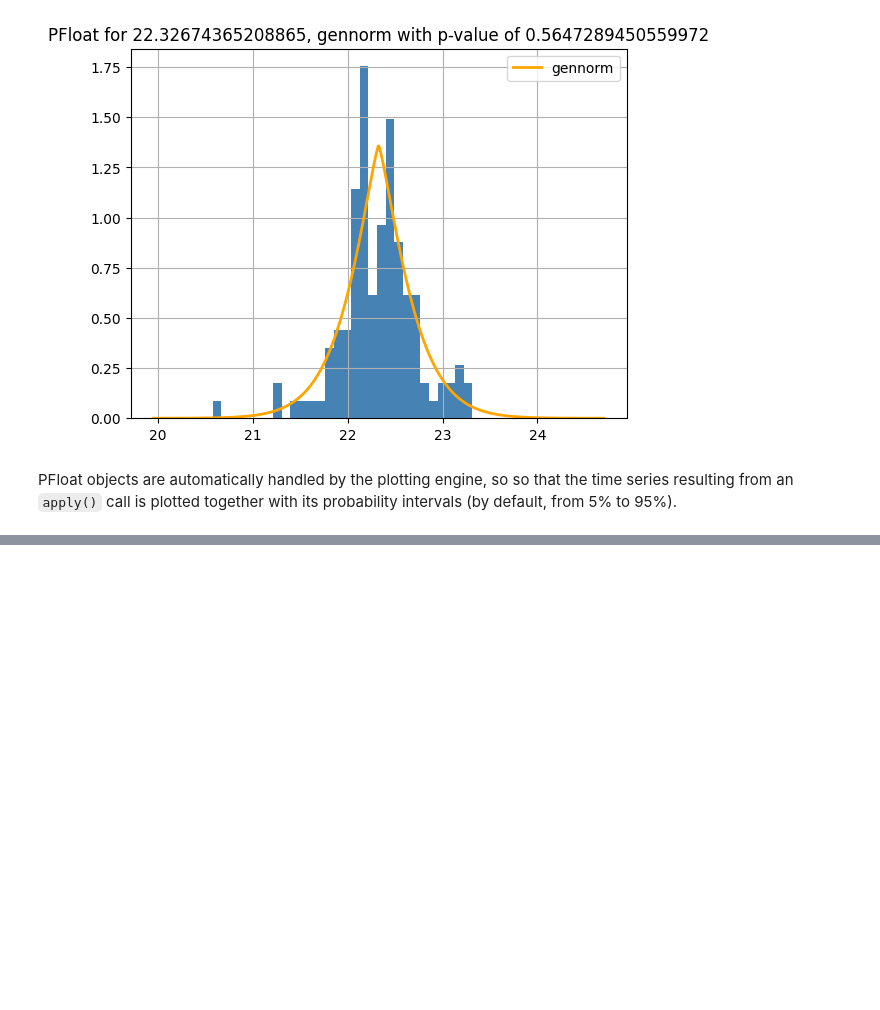
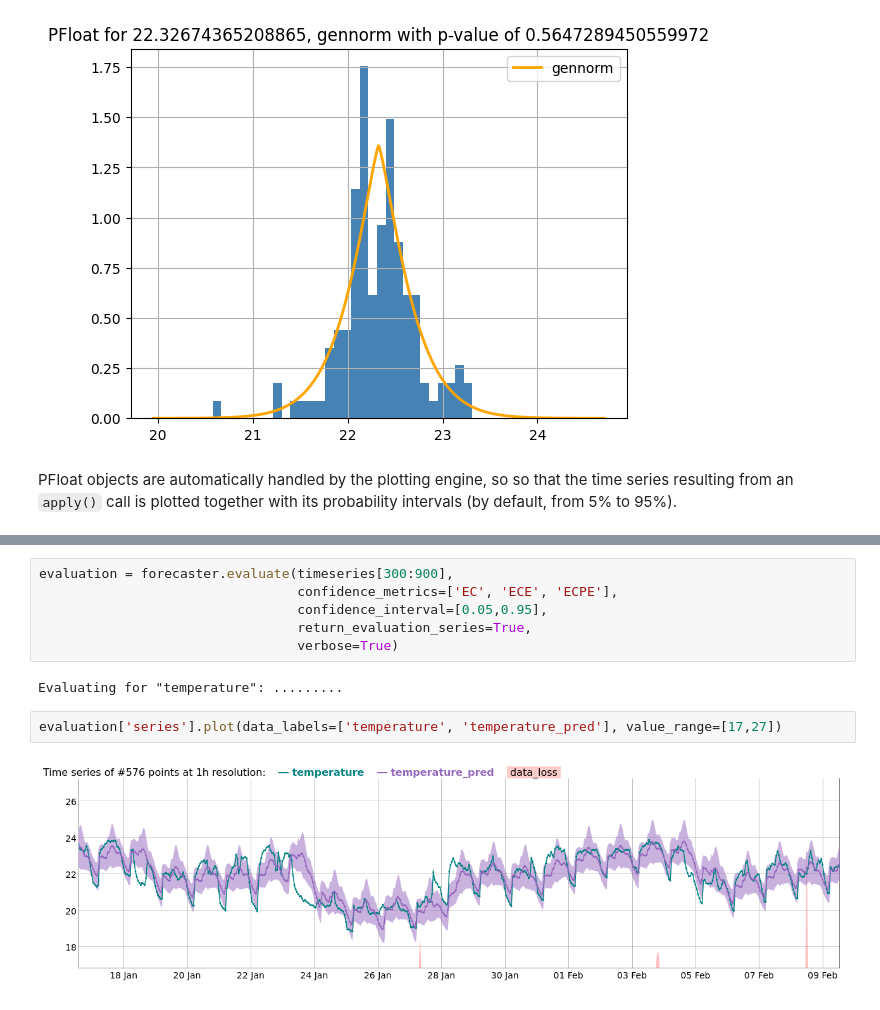
Before and after one commit to sarusso/Timeseria-notebooks, a Jupyter notebook: notebooks/Forecasting - Temperature - Probabilistic Periodic Averages.ipynb, the cells around one changed output, grey strips where cells are left out. Saved outputs shown, nothing was run; the diff lists cells and outputs as text; blank space fills up the shorter version.

```diff
--- a/notebooks/Forecasting - Temperature - Probabilistic Periodic Averages.ipynb
+++ b/notebooks/Forecasting - Temperature - Probabilistic Periodic Averages.ipynb
@@ -91,0 +88,12 @@ forecaster.apply(timeseries, steps=24*3)[-1000:].plot(probabilistic=False)
+# %%
+evaluation = forecaster.evaluate(timeseries[300:900],
+                                 confidence_metrics=['EC', 'ECE', 'ECPE'],
+                                 confidence_interval=[0.05,0.95],
+                                 return_evaluation_series=True,
+                                 verbose=True)
+# %% [output]
+Evaluating for "temperature": .........
+# %%
+evaluation['series'].plot(data_labels=['temperature', 'temperature_pred'], value_range=[17,27])
+# %% [output]
+[figure, added]
```
Also changed, not shown: parts of 15 cells of this notebook, 1 other file.
